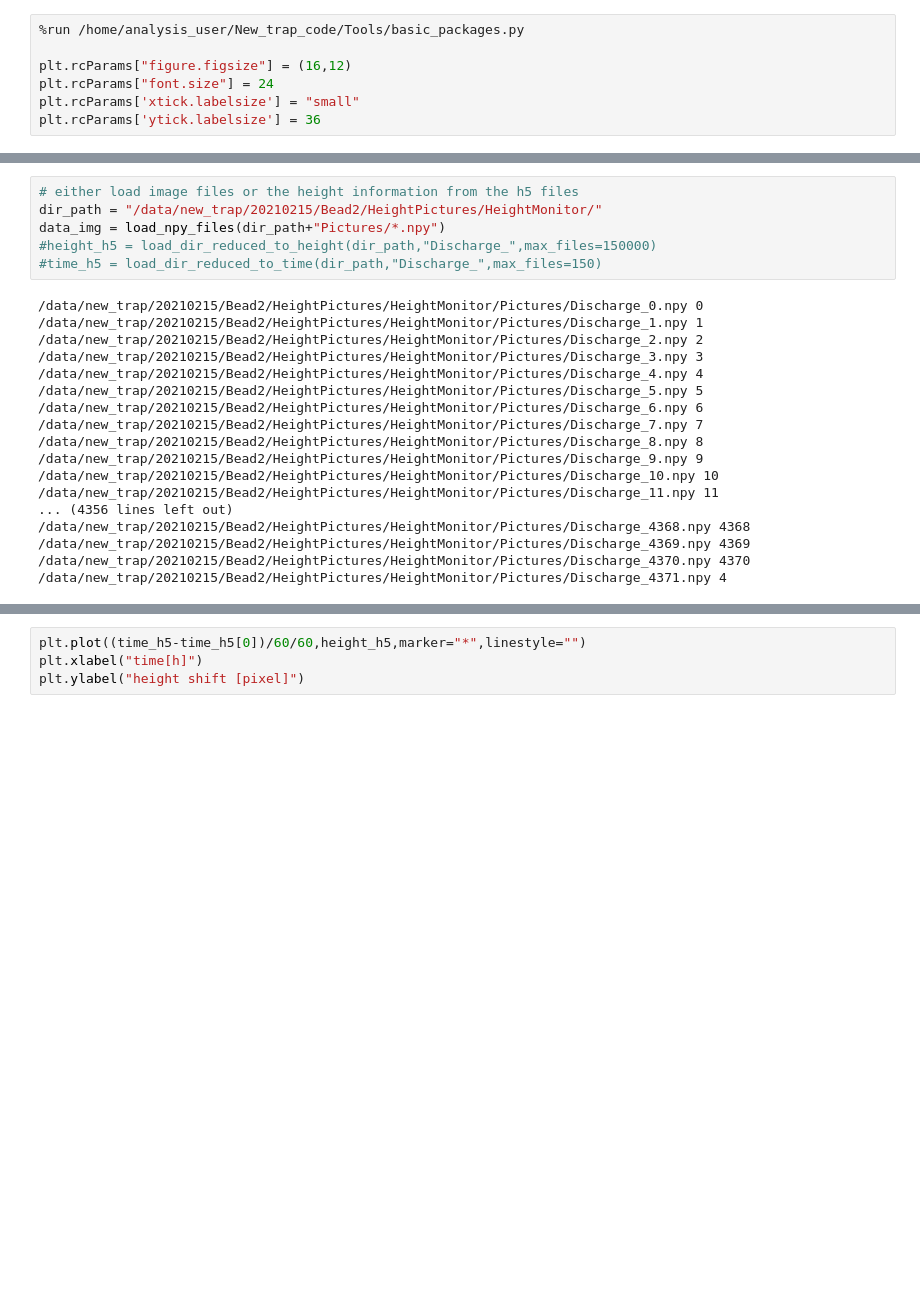
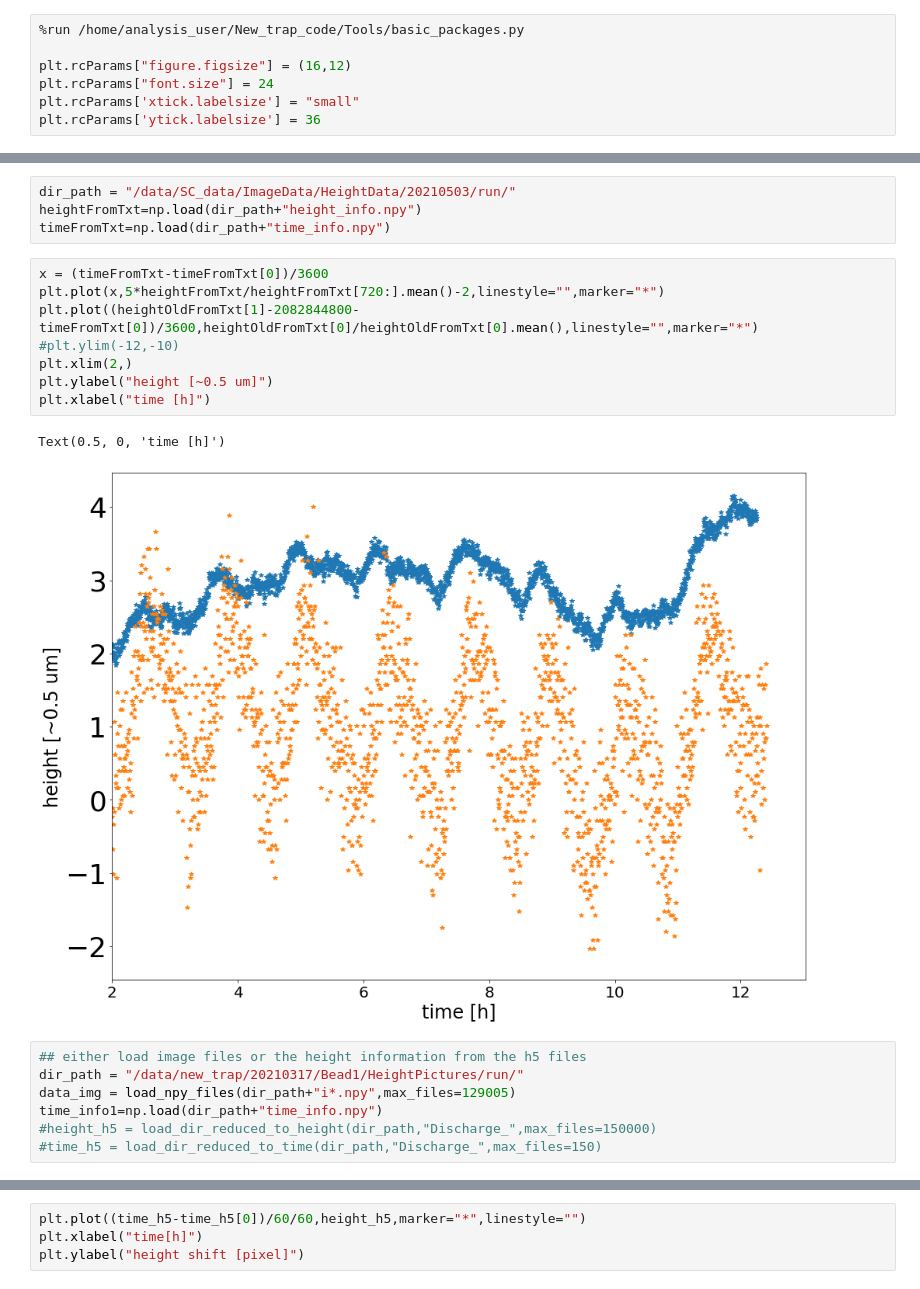
Before and after one commit to stanfordbeads/New_trap_code, a Jupyter notebook: Scripts/General_Height_Analysis_20210209.ipynb, the cells around one changed output, grey strips where cells are left out. Cells and saved outputs as stored; diff of their text form; blank space fills up the shorter version.

```diff
--- a/Scripts/General_Height_Analysis_20210209.ipynb
+++ b/Scripts/General_Height_Analysis_20210209.ipynb
@@ -8,24 +42,22 @@ plt.rcParams['ytick.labelsize'] = 36
+# %%
+dir_path = "/data/SC_data/ImageData/HeightData/20210503/run/"
+heightFromTxt=np.load(dir_path+"height_info.npy")
+timeFromTxt=np.load(dir_path+"time_info.npy")
+# %%
+x = (timeFromTxt-timeFromTxt[0])/3600
+plt.plot(x,5*heightFromTxt/heightFromTxt[720:].mean()-2,linestyle="",marker="*")
+plt.plot((heightOldFromTxt[1]-2082844800-timeFromTxt[0])/3600,heightOldFromTxt[0]/heightOldFromTxt[0].mean(),linestyle="",marker="*")
+#plt.ylim(-12,-10)
+plt.xlim(2,)
+plt.ylabel("height [~0.5 um]")
+plt.xlabel("time [h]")
+# %% [output]
+Text(0.5, 0, 'time [h]')
+[figure, added]
 # %%
-# either load image files or the height information from the h5 files
-dir_path = "/data/new_trap/20210215/Bead2/HeightPictures/HeightMonitor/"
-data_img = load_npy_files(dir_path+"Pictures/*.npy")
+## either load image files or the height information from the h5 files
+dir_path = "/data/new_trap/20210317/Bead1/HeightPictures/run/"
+data_img = load_npy_files(dir_path+"i*.npy",max_files=129005)
+time_info1=np.load(dir_path+"time_info.npy")
 #height_h5 = load_dir_reduced_to_height(dir_path,"Discharge_",max_files=150000)
 #time_h5 = load_dir_reduced_to_time(dir_path,"Discharge_",max_files=150)
-# %% [output]
-/data/new_trap/20210215/Bead2/HeightPictures/HeightMonitor/Pictures/Discharge_0.npy 0
-/data/new_trap/20210215/Bead2/HeightPictures/HeightMonitor/Pictures/Discharge_1.npy 1
-/data/new_trap/20210215/Bead2/HeightPictures/HeightMonitor/Pictures/Discharge_2.npy 2
-/data/new_trap/20210215/Bead2/HeightPictures/HeightMonitor/Pictures/Discharge_3.npy 3
-/data/new_trap/20210215/Bead2/HeightPictures/HeightMonitor/Pictures/Discharge_4.npy 4
-/data/new_trap/20210215/Bead2/HeightPictures/HeightMonitor/Pictures/Discharge_5.npy 5
-/data/new_trap/20210215/Bead2/HeightPictures/HeightMonitor/Pictures/Discharge_6.npy 6
-/data/new_trap/20210215/Bead2/HeightPictures/HeightMonitor/Pictures/Discharge_7.npy 7
-/data/new_trap/20210215/Bead2/HeightPictures/HeightMonitor/Pictures/Discharge_8.npy 8
-/data/new_trap/20210215/Bead2/HeightPictures/HeightMonitor/Pictures/Discharge_9.npy 9
-/data/new_trap/20210215/Bead2/HeightPictures/HeightMonitor/Pictures/Discharge_10.npy 10
-/data/new_trap/20210215/Bead2/HeightPictures/HeightMonitor/Pictures/Discharge_11.npy 11
-... (4356 lines left out)
-/data/new_trap/20210215/Bead2/HeightPictures/HeightMonitor/Pictures/Discharge_4368.npy 4368
-/data/new_trap/20210215/Bead2/HeightPictures/HeightMonitor/Pictures/Discharge_4369.npy 4369
-/data/new_trap/20210215/Bead2/HeightPictures/HeightMonitor/Pictures/Discharge_4370.npy 4370
-/data/new_trap/20210215/Bead2/HeightPictures/HeightMonitor/Pictures/Discharge_4371.npy 4
```
Also changed, not shown: parts of 16 cells of this notebook, 47 other files.
